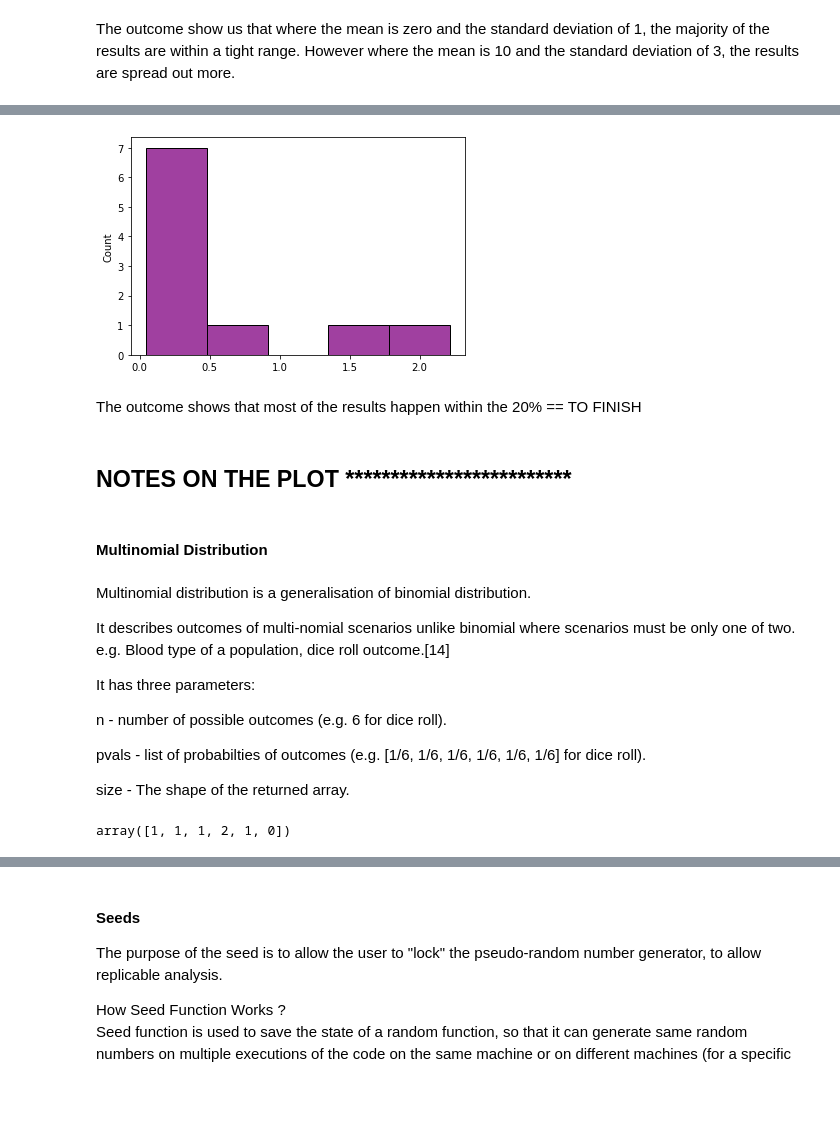
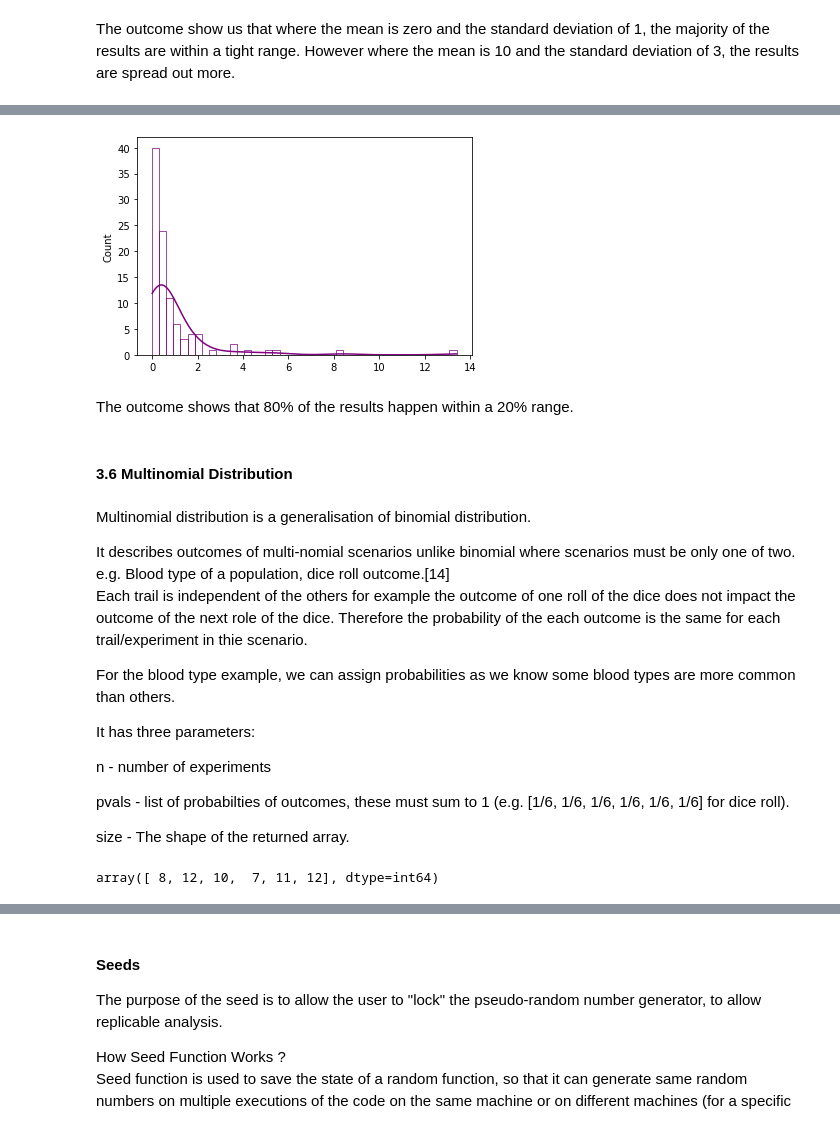
Before and after one commit to Michelleoc/programming-for-data-analysis-assignment, a Jupyter notebook: numpy-random-assignment.ipynb, the cells around one changed output, grey strips where cells are left out. Cells and saved outputs as stored; diff of their text form; code cells hidden in the pictures; blank space fills up the shorter version.

Commit message:
plot updates

```diff
--- a/numpy-random-assignment.ipynb
+++ b/numpy-random-assignment.ipynb
@@ -692,29 +742,30 @@ print(x)
 # %%
-sns.histplot(rng.pareto(a=2, size=10), kde=False, color="Purple")
+sns.histplot(rng.pareto(a=2, size=100), kde=True, fill=False, color="Purple")
 plt.show()
 # %% [output]
-[figure, old version]
+[figure, new version]
 # %% [markdown]
-The outcome shows that most of the results happen within the 20%  == TO FINISH
+The outcome shows that 80% of the results happen within a 20% range.
-# %% [markdown]
-## NOTES ON THE PLOT *************************
 # %% [markdown]
-#### Multinomial Distribution
+#### 3.6 Multinomial Distribution
 # %% [markdown]
 Multinomial distribution is a generalisation of binomial distribution.
 
 It describes outcomes of multi-nomial scenarios unlike binomial where scenarios must be only one of two. e.g. Blood type of a population, dice roll outcome.[14]
+Each trail is independent of the others for example the outcome of one roll of the dice does not impact the outcome of the next role of the dice. Therefore the probability of the each outcome is the same for each trail/experiment in thie scenario.
+
+For the blood type example, we can assign probabilities as we know some blood types are more common than others.
 
 It has three parameters:
 
-n - number of possible outcomes (e.g. 6 for dice roll).
+n - number of experiments
 
-pvals - list of probabilties of outcomes (e.g. [1/6, 1/6, 1/6, 1/6, 1/6, 1/6] for dice roll).
+pvals - list of probabilties of outcomes, these must sum to 1 (e.g. [1/6, 1/6, 1/6, 1/6, 1/6, 1/6] for dice roll).
 
 size - The shape of the returned array.
 # %%
-diceroll = random.multinomial(n=6, pvals=[1/6, 1/6, 1/6, 1/6, 1/6, 1/6])
+# Show the total times it landed on 1, 2, 3, 4, 5 & 6 respectively for the 60 throws of the dice
+diceroll = rng.multinomial(n=60, pvals=[1/6, 1/6, 1/6, 1/6, 1/6, 1/6])
 diceroll
-# Shows how many times it landed on 1, 2, 3, 4, 5 & 6 in total for the 60 throws of the dice
 # %% [output]
-array([1, 1, 1, 2, 1, 0])
+array([ 8, 12, 10,  7, 11, 12], dtype=int64)
```
Also changed, not shown: parts of 75 cells of this notebook, 2 other files.
